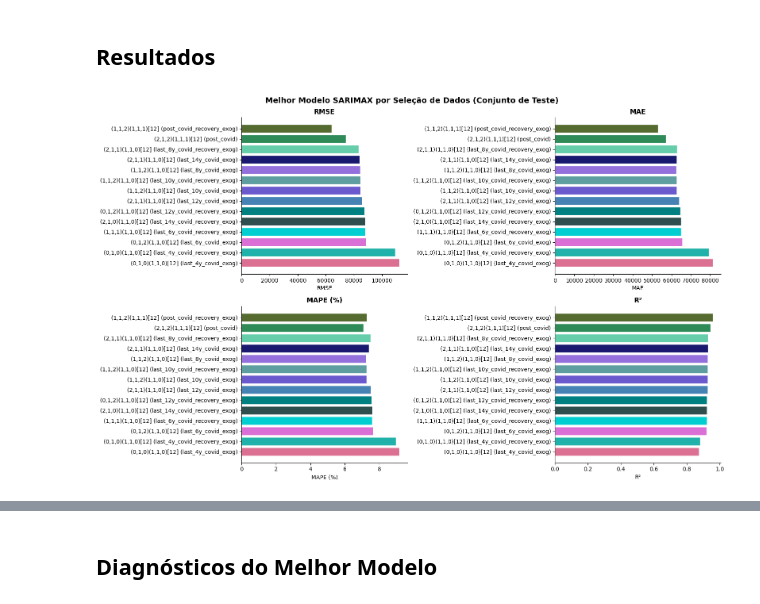
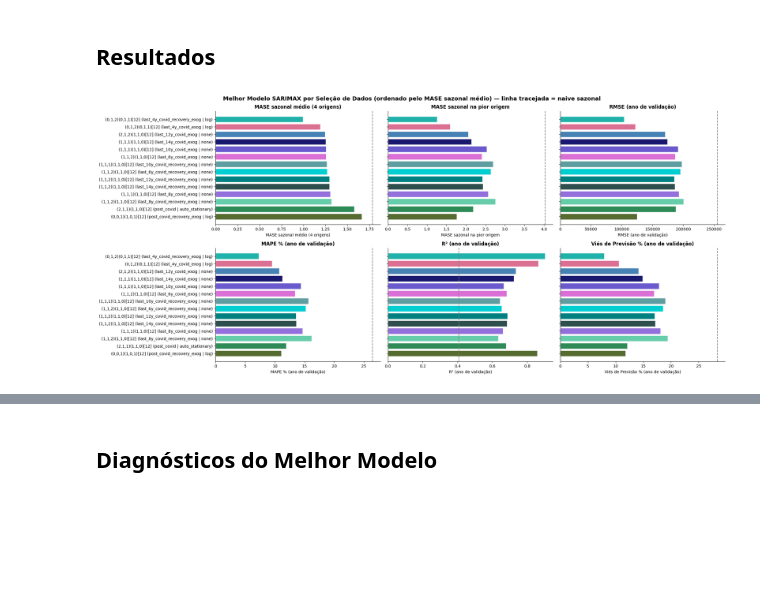
Before and after one commit to Gbrlmoraes/brazil_tourism_forecasting_benchmark, a Jupyter notebook: notebooks_ptbr/5_arima_model_testing_ptbr.ipynb, the cells around one changed output, grey strips where cells are left out. Cells and saved outputs as stored; diff of their text form; code cells hidden in the pictures; blank space fills up the shorter version.

```diff
--- a/notebooks_ptbr/5_arima_model_testing_ptbr.ipynb
+++ b/notebooks_ptbr/5_arima_model_testing_ptbr.ipynb
@@ -4,7 +4,9 @@
 import itertools
 import logging
 import os
+import time
 import warnings
+from concurrent.futures import ThreadPoolExecutor
 
 import matplotlib.pyplot as plt
 import mlflow
@@ -13,7 +15,9 @@ import pandas as pd
 import seaborn as sns
 import statsmodels.api as sm
 from dotenv import load_dotenv
+from joblib import Parallel, delayed, parallel_config
 from scipy import stats
+from sklearn.exceptions import UndefinedMetricWarning
 from sklearn.metrics import r2_score
 from statsmodels.tsa.statespace.sarimax import SARIMAX
 from tqdm import tqdm
@@ -23,13 +27,15 @@ load_dotenv()
 ROOT_PATH = os.path.dirname(os.getcwd())
 DATA_FOLDER_PATH = os.path.join(ROOT_PATH, 'data', 'processed')
 
-COVID_START = pd.Timestamp('2020-01-01')
+COVID_START = pd.Timestamp('2020-04-01')  # first pandemic month: April 2020
 COVID_END = pd.Timestamp('2021-12-31')
 POST_COVID_START = pd.Timestamp('2022-01-01')
 COVID_RECOVERY_END = pd.Timestamp('2022-06-30')
 
 sns.set_palette('colorblind')
-warnings.filterwarnings('ignore')
 logging.getLogger('mlflow').setLevel(logging.ERROR)
-
-mlflow.set_experiment('Brazil Tourism Forecasting ARIMA')
+warnings.filterwarnings('ignore', category=UndefinedMetricWarning)
+warnings.filterwarnings('ignore', category=FutureWarning, module='mlflow')
+mlflow.set_tracking_uri(os.getenv('MLFLOW_TRACKING_URI'))
+EXPERIMENT_NAME = 'Brazil Tourism Forecasting ARIMA'
+experiment = mlflow.set_experiment(EXPERIMENT_NAME)
@@ -290,48 +825,63 @@ palette = {
     'post_covid': 'seagreen',
     'post_covid_recovery_exog': 'darkolivegreen',
 }
+BAR_METRICS = ['mase_mean', 'mase_worst', 'rmse', 'mape', 'r2', 'forecast_bias']
 
 best_per_selection = (
     results_df
-    .sort_values('rmse')
+    .sort_values('mase_mean')
     .groupby('data_selection', sort=False)
     .first()
     .reset_index()
-    .sort_values('rmse')
+    .sort_values('mase_mean')
     .reset_index(drop=True)
 )
 best_per_selection['label'] = best_per_selection['run_name'].str.replace(
     'SARIMAX', '', regex=False
 )
 bar_colors = [palette[ds] for ds in best_per_selection['data_selection'][::-1]]
 
-fig, axes = plt.subplots(2, 2, figsize=(16, 10))
+fig, axes = plt.subplots(2, 3, figsize=(22, 10), sharey=True)
 fig.suptitle(
-    'Melhor Modelo SARIMAX por Seleção de Dados (Conjunto de Teste)',
+    'Melhor Modelo SARIMAX por Seleção de Dados (ordenado pelo MASE sazonal médio) — '
+    'linha tracejada = naive sazonal',
     fontsize=14,
     fontweight='bold',
 )
 
-for ax, (col, title) in zip(
-    axes.flat, [('rmse', 'RMSE'), ('mae', 'MAE'), ('mape', 'MAPE (%)'), ('r2', 'R²')]
-):
+for ax, col in zip(axes.flat, BAR_METRICS):
+    title = METRIC_LABELS[col]
     ax.barh(
         best_per_selection['label'][::-1],
         best_per_selection[col][::-1],
         color=bar_colors,
         edgecolor='white',
     )
+    ax.axvline(
+        float(baselines.loc['seasonal_naive', col]),
+        color='grey',
+        linestyle='--',
+    )
+    if col == 'forecast_bias':
+        ax.axvline(0, color='black', linewidth=0.8)
     ax.set_title(title, fontsize=12, fontweight='bold')
     ax.set_xlabel(title)
     sns.despine(ax=ax)
 
 plt.tight_layout()
 plt.show()
 
 display(
     best_per_selection[
-        ['data_selection', 'run_name', 'aic', 'bic', 'rmse', 'mae', 'mape', 'r2']
+        [
+            'data_selection',
+            'target_transform',
+            'run_name',
+            *AGG_METRICS,
+            *METRICS,
+            'beats_seasonal_naive',
+        ]
     ]
 )
 # %% [output]
-[figure, old version]
+[figure, new version]
```
Also changed, not shown: parts of 25 cells of this notebook, 9 other files.
